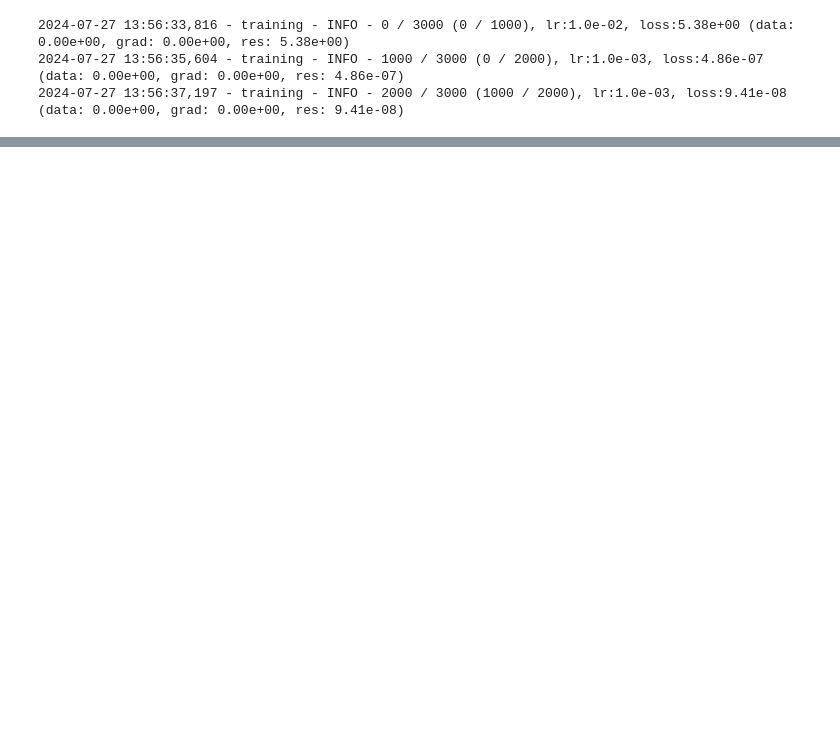
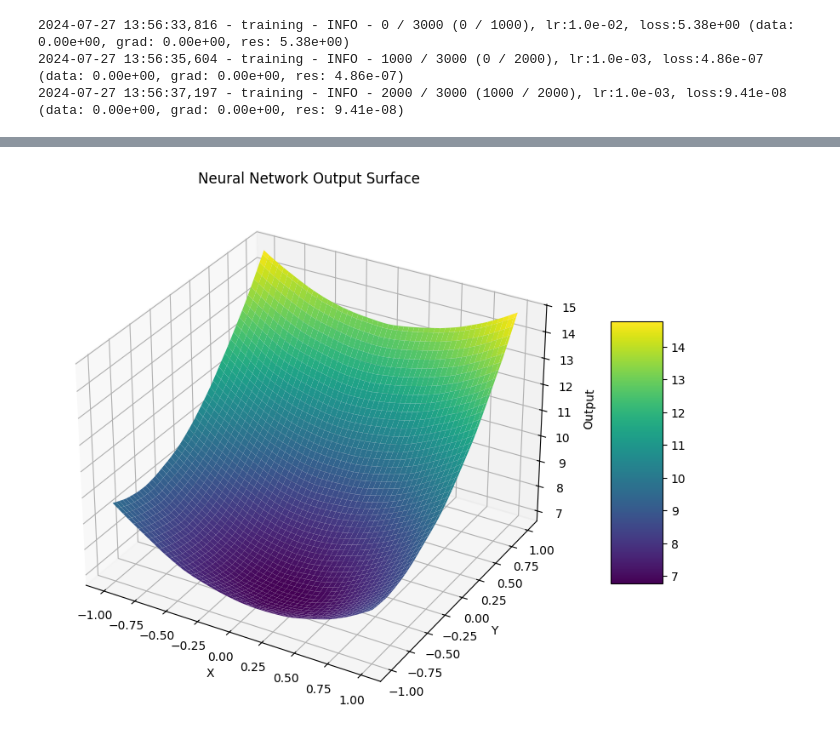
Before and after one commit to alaignelet/optimal_control, a Jupyter notebook: script.ipynb, the cells around one changed output, grey strips where cells are left out. Cells and saved outputs as stored; diff of their text form; code cells hidden in the pictures; blank space fills up the shorter version.

Commit message:
add documentation and try first experiment with icnn

```diff
--- a/script.ipynb
+++ b/script.ipynb
@@ -46,0 +657,2 @@ ax.plot_surface(X, Y, Z.detach().cpu().numpy(), cmap='viridis');
+# %%
+model = get_model("icnn", bad_init=True)
@@ -46,0 +685,47 @@ ax.plot_surface(X, Y, Z.detach().cpu().numpy(), cmap='viridis');
+# %%
+import numpy as np
+import matplotlib.pyplot as plt
+from mpl_toolkits.mplot3d import Axes3D
+import torch
+
+# Assuming you have a trained PyTorch model called 'model'
+# that takes 2D input and produces 1D output
+
+# Create the input grid
+x = np.linspace(-1, 1, 100)
+y = np.linspace(-1, 1, 100)
+X, Y = np.meshgrid(x, y)
+
+# Prepare the input for the model
+grid = np.column_stack((X.ravel(), Y.ravel()))
+
+# Convert to PyTorch tensor
+grid_tensor = torch.tensor(grid, dtype=torch.float32)
+
+# Get predictions from the model
+model.eval()  # Set the model to evaluation mode
+with torch.no_grad():
+    Z = model(grid_tensor)
+
+# Convert back to numpy for plotting
+Z = Z.numpy().reshape(X.shape)
+
+# Create the 3D plot
+fig = plt.figure(figsize=(12, 8))
+ax = fig.add_subplot(111, projection='3d')
+
+# Plot the surface
+surface = ax.plot_surface(X, Y, Z, cmap='viridis')
+
+# Add a color bar
+fig.colorbar(surface, shrink=0.5, aspect=5)
+
+# Set labels
+ax.set_xlabel('X')
+ax.set_ylabel('Y')
+ax.set_zlabel('Output')
+ax.set_title('Neural Network Output Surface')
+
+plt.show()
+# %% [output]
+[figure, added]
```
Also changed, not shown: parts of 15 cells of this notebook, 1 other file.
